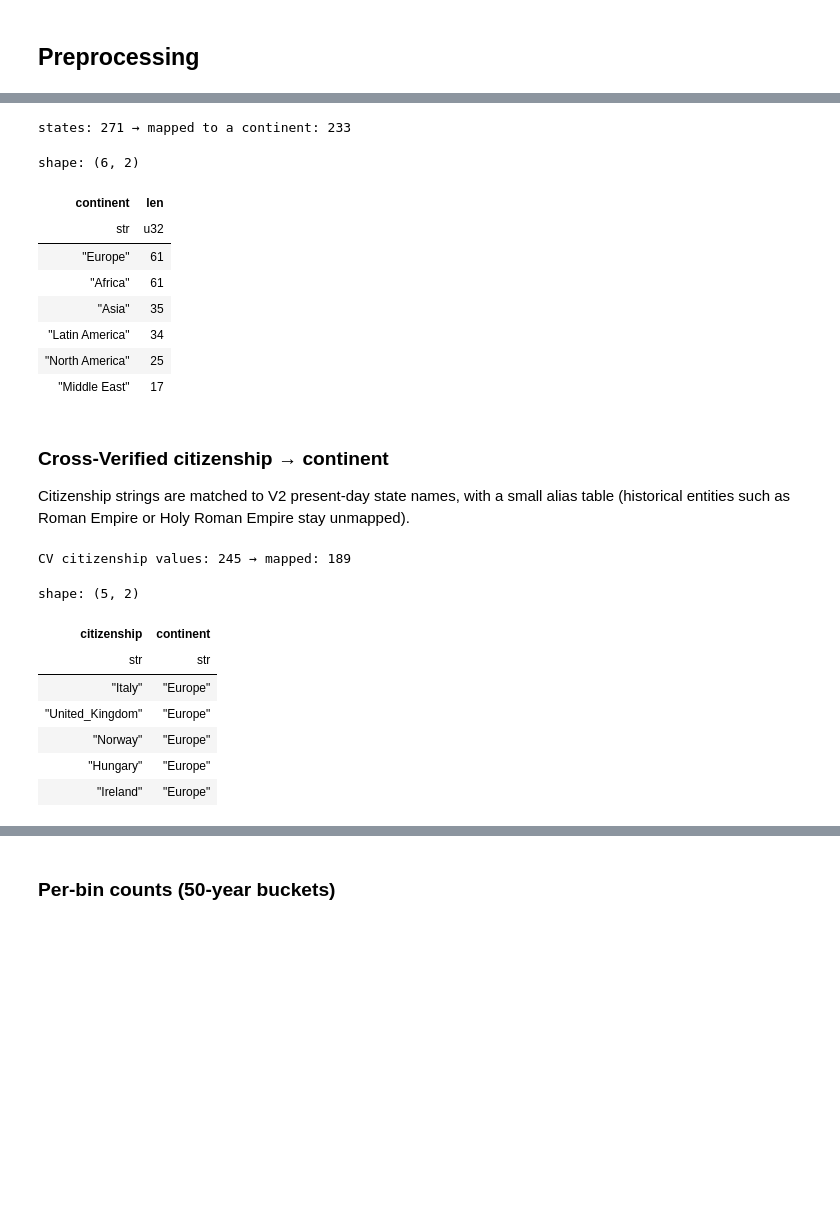
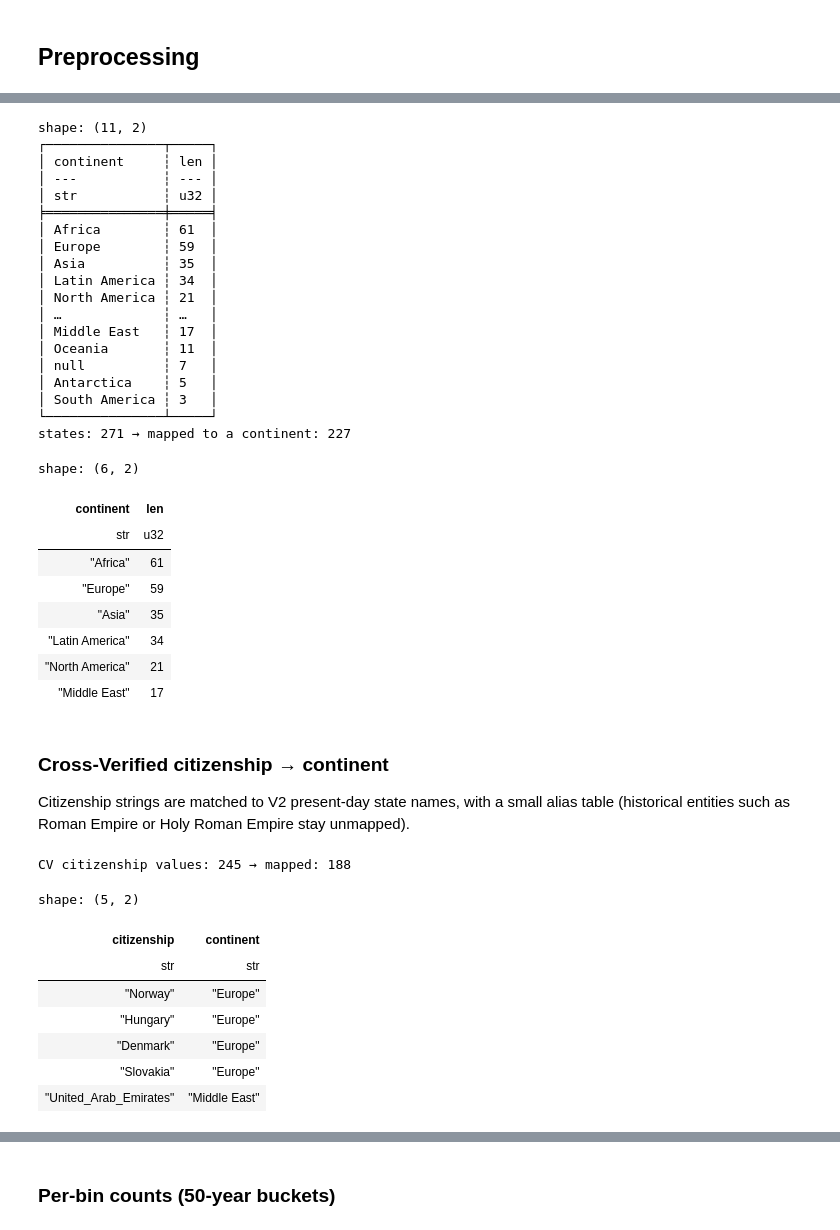
Before and after one commit to charlesdedampierre/cultura_database, a Jupyter notebook: notebooks_new/11_coverage_over_time.ipynb, the cells around one changed output, grey strips where cells are left out. Saved outputs shown, nothing was run; the diff lists cells and outputs as text; code cells hidden in the pictures; blank space fills up the shorter version.

```diff
--- a/notebooks_new/11_coverage_over_time.ipynb
+++ b/notebooks_new/11_coverage_over_time.ipynb
@@ -4,13 +4,12 @@ Individuals per 50-year bin, globally and by continent (Cultura V2 vs Laouenan e
 # %% [markdown]
 ## Configuration
 # %%
+import tempfile
 import duckdb
 import numpy as np
 import polars as pl
 import matplotlib.pyplot as plt
 import matplotlib.ticker as ticker
-
-from constants import CONTINENTS, LATIN_AMERICAN_COUNTRIES, MIDDLE_EAST_COUNTRIES
 
 SEED = 42
 DB_PATH = '../data/cultura/humans_clean_v2.duckdb'
@@ -20,6 +19,7 @@ ADULT_ONSET_OFFSET = 30
 BIN_SIZE = 50
 BIN_MIN = -1500
 BIN_MAX_START = 1950
+CONTINENTS = ['Europe', 'Asia', 'Africa', 'North America', 'Latin America', 'Middle East']
 bins_50y = np.arange(BIN_MIN, BIN_MAX_START + 1, BIN_SIZE)
 
 COLORS = {'cultura': '#5b8db8', 'cross_verified': '#e0925f'}
@@ -180,55 +195,45 @@ shape: (5, 2)
 # %%
-def regroup_continent(state, native_continent):
-    if state in MIDDLE_EAST_COUNTRIES:
-        return 'Middle East'
-    if state in LATIN_AMERICAN_COUNTRIES:
-        return 'Latin America'
-    if native_continent in {'North America', 'South America'}:
-        return 'North America'
-    if native_continent in {'Europe', 'Asia', 'Africa'}:
-        return native_continent
-    return None
-
-state_continent_raw = con.sql('SELECT DISTINCT state, native_continent FROM place_state').pl()
-state_continent = (
-    state_continent_raw
-    .with_columns(pl.struct('state', 'native_continent')
-                  .map_elements(lambda r: regroup_continent(r['state'], r['native_continent']), return_dtype=pl.Utf8)
-                  .alias('continent'))
-    .filter(pl.col('continent').is_not_null())
-    .unique('state')
-    .select('state', 'continent')
-)
+state_continent_raw = con.sql('SELECT DISTINCT state, continent FROM place_state').pl()
+assert state_continent_raw['state'].is_unique().all()
+print(state_continent_raw.group_by('continent').len().sort('len', descending=True))
+state_continent = state_continent_raw.filter(pl.col('continent').is_in(CONTINENTS))
 state_to_continent = dict(state_continent.iter_rows())
 con.register('state_continent', state_continent)
 print(f'states: {state_continent_raw.height} → mapped to a continent: {state_continent.height}')
 state_continent.group_by('continent').len().sort('len', descending=True)
 # %% [output]
-states: 271 → mapped to a continent: 233
+shape: (11, 2)
+┌───────────────┬─────┐
+│ continent     ┆ len │
+│ ---           ┆ --- │
+│ str           ┆ u32 │
+╞═══════════════╪═════╡
+│ Africa        ┆ 61  │
+│ Europe        ┆ 59  │
+│ Asia          ┆ 35  │
+│ Latin America ┆ 34  │
+│ North America ┆ 21  │
+│ …             ┆ …   │
+│ Middle East   ┆ 17  │
+│ Oceania       ┆ 11  │
+│ null          ┆ 7   │
+│ Antarctica    ┆ 5   │
+│ South America ┆ 3   │
+└───────────────┴─────┘
+states: 271 → mapped to a continent: 227
 shape: (6, 2)
 | continent | len |
 | str | u32 |
-| "Europe" | 61 |
 | "Africa" | 61 |
+| "Europe" | 59 |
 | "Asia" | 35 |
 | "Latin America" | 34 |
-| "North America" | 25 |
+| "North America" | 21 |
 | "Middle East" | 17 |
 # %% [markdown]
 ### Cross-Verified citizenship → continent
 Citizenship strings are matched to V2 present-day state names, with a small alias table (historical entities such as Roman Empire or Holy Roman Empire stay unmapped).
 # %%
-CV_CITIZENSHIP_ALIAS = {
-    'US': 'United States', 'United_States': 'United States',
-    'UK': 'United Kingdom', 'Great_Britain': 'United Kingdom',
-    'Netherlands': 'Kingdom of the Netherlands',
-    'China': "People's Republic of China", 'Hong_Kong': "People's Republic of China",
-    'Czechoslovakia': 'Czech Republic', 'Yugoslavia': 'Serbia', 'Macedonia': 'North Macedonia',
-    'East_Timor': 'Timor-Leste', 'Vatican': 'Vatican City', 'Burma': 'Myanmar',
-    'Ivory_Coast': 'Ivory Coast', 'Gambia': 'The Gambia', 'Swaziland': 'Eswatini',
-    'Dominican_republic': 'Dominican Republic', 'Congo_Republic': 'Republic of the Congo',
-}
-
 cv_tokens = con.sql("""
     SELECT DISTINCT c AS citizenship FROM (
         SELECT citizenship_1_b AS c FROM cv_years UNION ALL SELECT citizenship_2_b FROM cv_years
@@ -245,14 +250,14 @@ con.register('cv_citizenship_continent', cv_citizenship_continent)
 print(f'CV citizenship values: {cv_tokens.height} → mapped: {cv_citizenship_continent.height}')
 cv_citizenship_continent.head()
 # %% [output]
-CV citizenship values: 245 → mapped: 189
+CV citizenship values: 245 → mapped: 188
 shape: (5, 2)
 | citizenship | continent |
 | str | str |
-| "Italy" | "Europe" |
-| "United_Kingdom" | "Europe" |
 | "Norway" | "Europe" |
 | "Hungary" | "Europe" |
-| "Ireland" | "Europe" |
+| "Denmark" | "Europe" |
+| "Slovakia" | "Europe" |
+| "United_Arab_Emirates" | "Middle East" |
 # %% [markdown]
 ### Individual ↔ continent ↔ year
```
Also changed, not shown: parts of 9 cells of this notebook, 11 other files.
